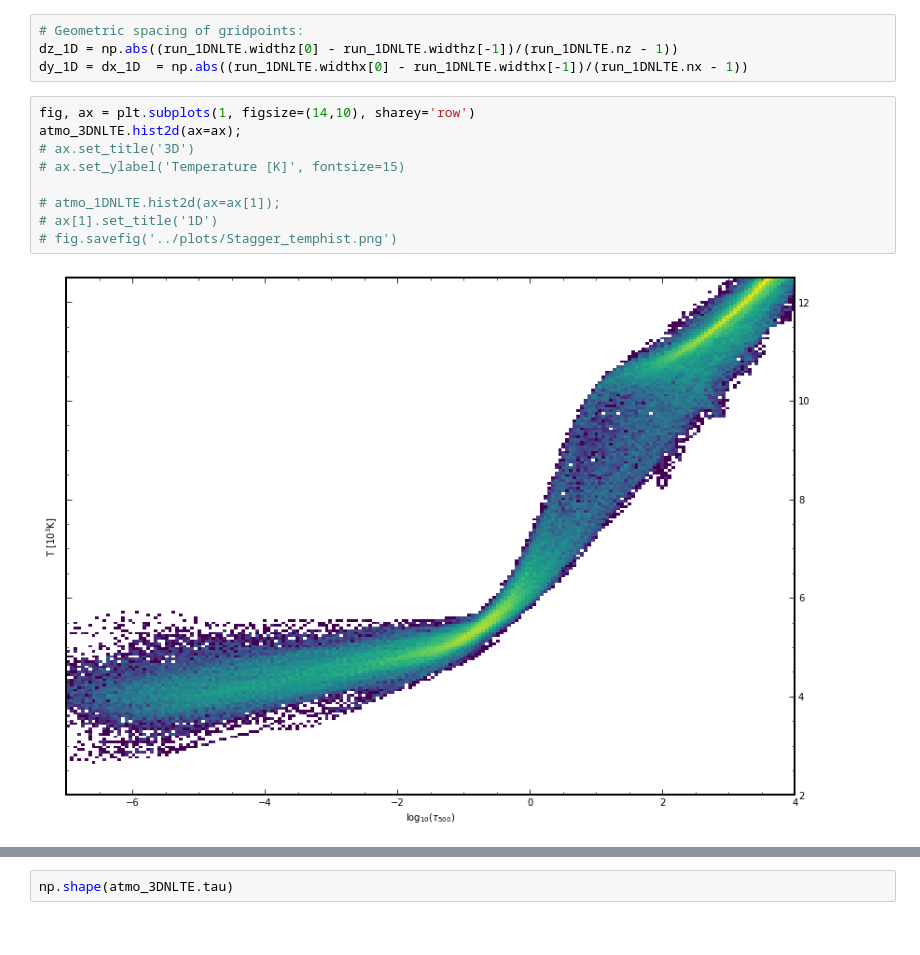
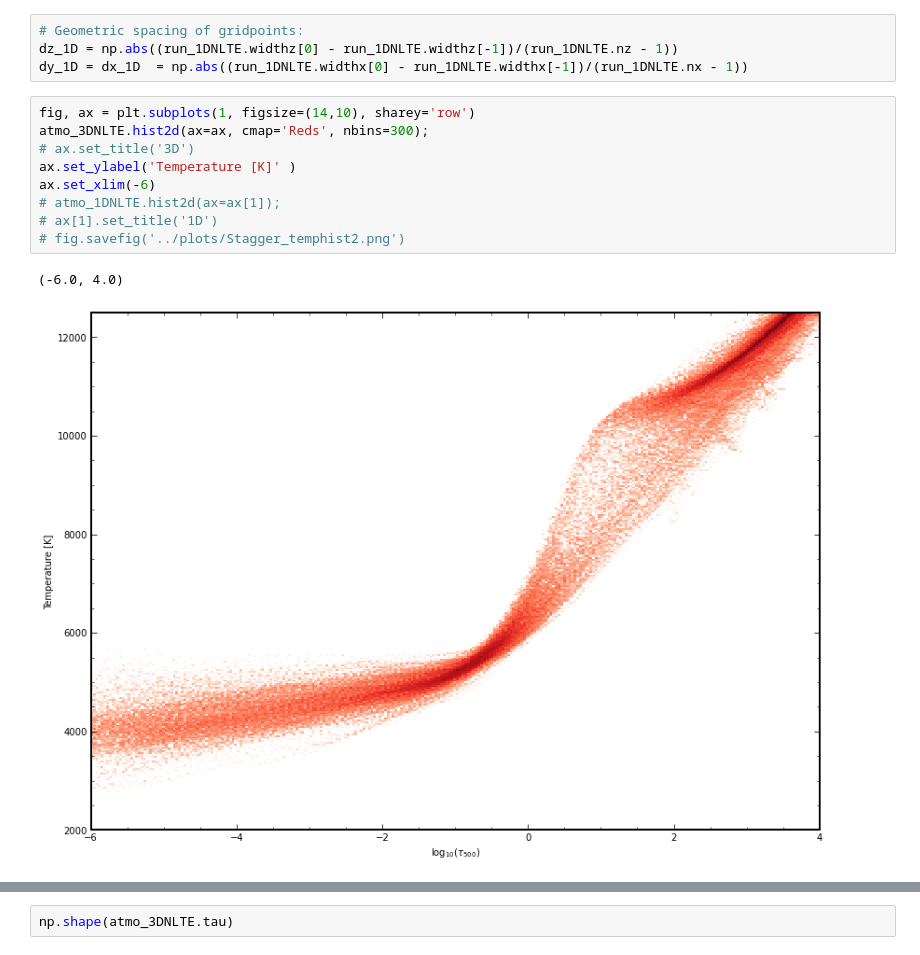
Before and after one commit to nohg/SiliconM3DAnalysis, a Jupyter notebook: Temp_depth.ipynb, the cells around one changed output, grey strips where cells are left out. Drawn from its saved outputs; the diff is of its cells as text.

```diff
--- a/Temp_depth.ipynb
+++ b/Temp_depth.ipynb
@@ -27,15 +27,16 @@ dz_1D = np.abs((run_1DNLTE.widthz[0] - run_1DNLTE.widthz[-1])/(run_1DNLTE.nz - 1
 dy_1D = dx_1D  = np.abs((run_1DNLTE.widthx[0] - run_1DNLTE.widthx[-1])/(run_1DNLTE.nx - 1))
 # %%
 fig, ax = plt.subplots(1, figsize=(14,10), sharey='row')
-atmo_3DNLTE.hist2d(ax=ax);
+atmo_3DNLTE.hist2d(ax=ax, cmap='Reds', nbins=300);
 # ax.set_title('3D')
-# ax.set_ylabel('Temperature [K]', fontsize=15)
-
+ax.set_ylabel('Temperature [K]' )
+ax.set_xlim(-6)
 # atmo_1DNLTE.hist2d(ax=ax[1]);
 # ax[1].set_title('1D')
-# fig.savefig('../plots/Stagger_temphist.png')
+# fig.savefig('../plots/Stagger_temphist2.png')
 # %% [output]
+(-6.0, 4.0)
-[figure, old version]
+[figure, new version]
 # %%
 fig, ax = plt.subplots(1,2, figsize=(10,7), sharey='row')
 atmo_3DNLTE.hist2d(ax=ax[0]);
```
Also changed, not shown: parts of 10 cells of this notebook, 5 other files.
